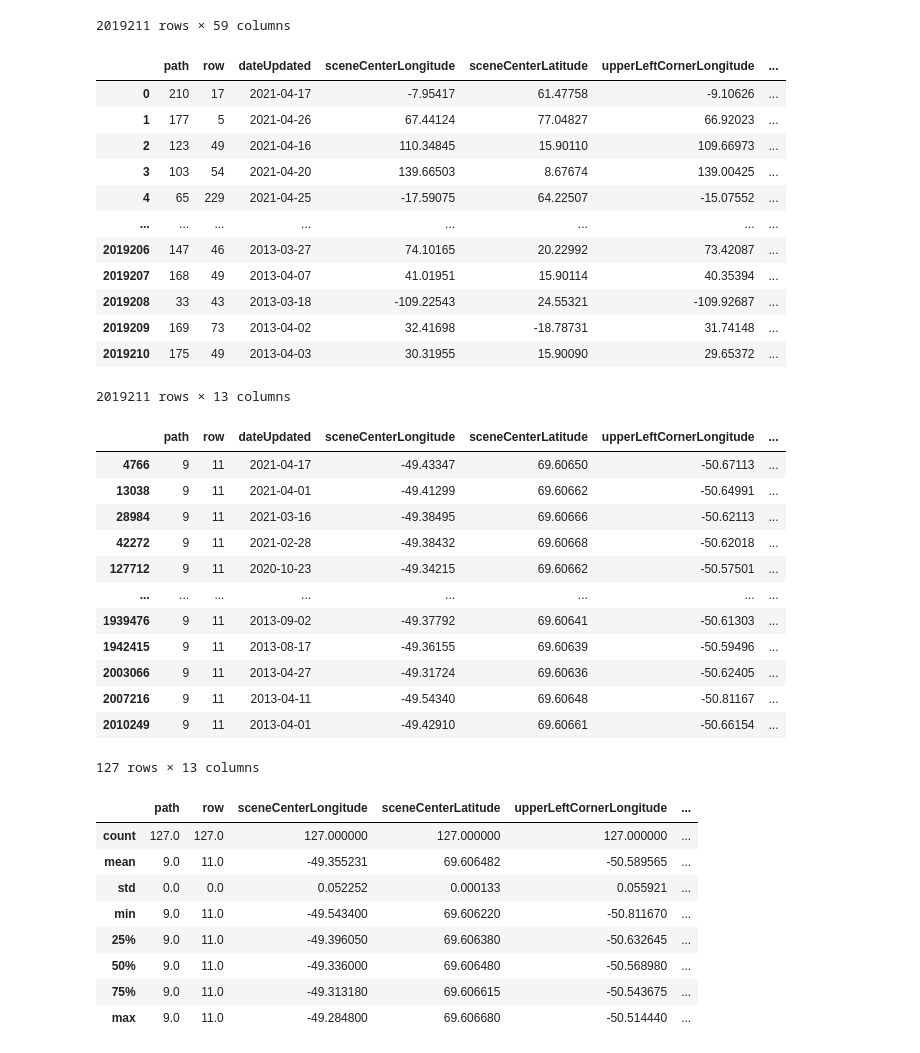
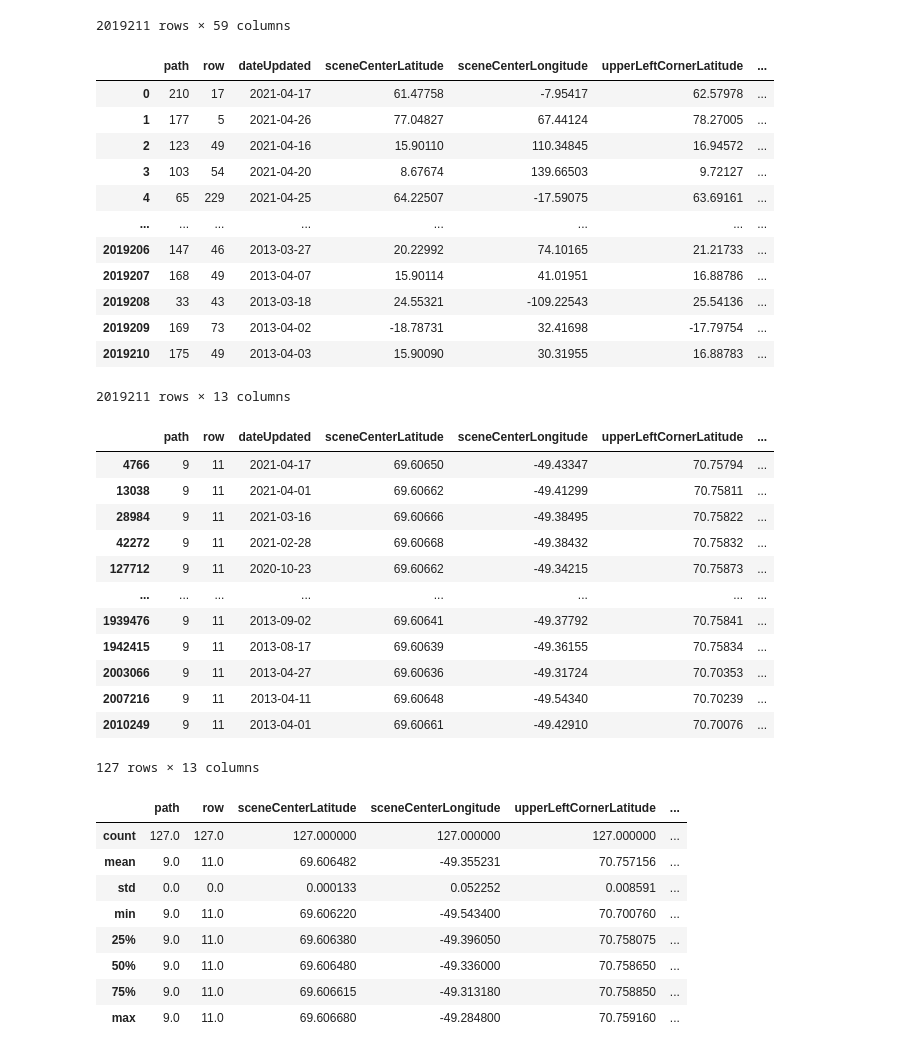
Before and after one commit to geostacks/GeoStacks, a Jupyter notebook: LS8_derive_metadata.ipynb, the cells around one changed output. Cells and saved outputs as stored; diff of their text form; code cells hidden in the pictures.

```diff
--- a/LS8_derive_metadata.ipynb
+++ b/LS8_derive_metadata.ipynb
@@ -20,52 +20,52 @@ ls_pd
 | 2019210 | 14521 | NADIR | 110.384868 | 7281 | 29.65372 | 0.00 | ... |
 2019211 rows × 59 columns
 # %%
-target_columns = ['path', 'row', 'dateUpdated', 'sceneCenterLongitude', 'sceneCenterLatitude', 'upperLeftCornerLongitude', 'upperLeftCornerLatitude', 'upperRightCornerLongitude', 'upperRightCornerLatitude', 'lowerLeftCornerLongitude', 'lowerLeftCornerLatitude', 'lowerRightCornerLongitude', 'lowerRightCornerLatitude']
+target_columns = ['path', 'row', 'dateUpdated', 'sceneCenterLatitude', 'sceneCenterLongitude', 'upperLeftCornerLatitude', 'upperLeftCornerLongitude', 'upperRightCornerLatitude', 'upperRightCornerLongitude', 'lowerLeftCornerLatitude', 'lowerLeftCornerLongitude', 'lowerRightCornerLatitude', 'lowerRightCornerLongitude']
 ls_pd_s = ls_pd[target_columns]
 ls_pd_s
 # %% [output]
-|  | path | row | dateUpdated | sceneCenterLongitude | sceneCenterLatitude | upperLeftCornerLongitude | ... |
-| 0 | 210 | 17 | 2021-04-17 | -7.95417 | 61.47758 | -9.10626 | ... |
-| 1 | 177 | 5 | 2021-04-26 | 67.44124 | 77.04827 | 66.92023 | ... |
-| 2 | 123 | 49 | 2021-04-16 | 110.34845 | 15.90110 | 109.66973 | ... |
-| 3 | 103 | 54 | 2021-04-20 | 139.66503 | 8.67674 | 139.00425 | ... |
-| 4 | 65 | 229 | 2021-04-25 | -17.59075 | 64.22507 | -15.07552 | ... |
+|  | path | row | dateUpdated | sceneCenterLatitude | sceneCenterLongitude | upperLeftCornerLatitude | ... |
+| 0 | 210 | 17 | 2021-04-17 | 61.47758 | -7.95417 | 62.57978 | ... |
+| 1 | 177 | 5 | 2021-04-26 | 77.04827 | 67.44124 | 78.27005 | ... |
+| 2 | 123 | 49 | 2021-04-16 | 15.90110 | 110.34845 | 16.94572 | ... |
+| 3 | 103 | 54 | 2021-04-20 | 8.67674 | 139.66503 | 9.72127 | ... |
+| 4 | 65 | 229 | 2021-04-25 | 64.22507 | -17.59075 | 63.69161 | ... |
 | ... | ... | ... | ... | ... | ... | ... | ... |
-| 2019206 | 147 | 46 | 2013-03-27 | 74.10165 | 20.22992 | 73.42087 | ... |
-| 2019207 | 168 | 49 | 2013-04-07 | 41.01951 | 15.90114 | 40.35394 | ... |
-| 2019208 | 33 | 43 | 2013-03-18 | -109.22543 | 24.55321 | -109.92687 | ... |
-| 2019209 | 169 | 73 | 2013-04-02 | 32.41698 | -18.78731 | 31.74148 | ... |
-| 2019210 | 175 | 49 | 2013-04-03 | 30.31955 | 15.90090 | 29.65372 | ... |
+| 2019206 | 147 | 46 | 2013-03-27 | 20.22992 | 74.10165 | 21.21733 | ... |
+| 2019207 | 168 | 49 | 2013-04-07 | 15.90114 | 41.01951 | 16.88786 | ... |
+| 2019208 | 33 | 43 | 2013-03-18 | 24.55321 | -109.22543 | 25.54136 | ... |
+| 2019209 | 169 | 73 | 2013-04-02 | -18.78731 | 32.41698 | -17.79754 | ... |
+| 2019210 | 175 | 49 | 2013-04-03 | 15.90090 | 30.31955 | 16.88783 | ... |
 2019211 rows × 13 columns
 # %%
 ls_pd_911 = ls_pd_s.loc[np.logical_and(ls_pd_s['path'] == 9, ls_pd_s['row'] == 11)]
 ls_pd_911
 # %% [output]
-|  | path | row | dateUpdated | sceneCenterLongitude | sceneCenterLatitude | upperLeftCornerLongitude | ... |
-| 4766 | 9 | 11 | 2021-04-17 | -49.43347 | 69.60650 | -50.67113 | ... |
-| 13038 | 9 | 11 | 2021-04-01 | -49.41299 | 69.60662 | -50.64991 | ... |
-| 28984 | 9 | 11 | 2021-03-16 | -49.38495 | 69.60666 | -50.62113 | ... |
-| 42272 | 9 | 11 | 2021-02-28 | -49.38432 | 69.60668 | -50.62018 | ... |
-| 127712 | 9 | 11 | 2020-10-23 | -49.34215 | 69.60662 | -50.57501 | ... |
+|  | path | row | dateUpdated | sceneCenterLatitude | sceneCenterLongitude | upperLeftCornerLatitude | ... |
+| 4766 | 9 | 11 | 2021-04-17 | 69.60650 | -49.43347 | 70.75794 | ... |
+| 13038 | 9 | 11 | 2021-04-01 | 69.60662 | -49.41299 | 70.75811 | ... |
+| 28984 | 9 | 11 | 2021-03-16 | 69.60666 | -49.38495 | 70.75822 | ... |
+| 42272 | 9 | 11 | 2021-02-28 | 69.60668 | -49.38432 | 70.75832 | ... |
+| 127712 | 9 | 11 | 2020-10-23 | 69.60662 | -49.34215 | 70.75873 | ... |
 | ... | ... | ... | ... | ... | ... | ... | ... |
-| 1939476 | 9 | 11 | 2013-09-02 | -49.37792 | 69.60641 | -50.61303 | ... |
-| 1942415 | 9 | 11 | 2013-08-17 | -49.36155 | 69.60639 | -50.59496 | ... |
-| 2003066 | 9 | 11 | 2013-04-27 | -49.31724 | 69.60636 | -50.62405 | ... |
-| 2007216 | 9 | 11 | 2013-04-11 | -49.54340 | 69.60648 | -50.81167 | ... |
-| 2010249 | 9 | 11 | 2013-04-01 | -49.42910 | 69.60661 | -50.66154 | ... |
+| 1939476 | 9 | 11 | 2013-09-02 | 69.60641 | -49.37792 | 70.75841 | ... |
+| 1942415 | 9 | 11 | 2013-08-17 | 69.60639 | -49.36155 | 70.75834 | ... |
+| 2003066 | 9 | 11 | 2013-04-27 | 69.60636 | -49.31724 | 70.70353 | ... |
+| 2007216 | 9 | 11 | 2013-04-11 | 69.60648 | -49.54340 | 70.70239 | ... |
+| 2010249 | 9 | 11 | 2013-04-01 | 69.60661 | -49.42910 | 70.70076 | ... |
 127 rows × 13 columns
 # %%
 ls_pd_911.describe()
 # %% [output]
-|  | path | row | sceneCenterLongitude | sceneCenterLatitude | upperLeftCornerLongitude | ... |
+|  | path | row | sceneCenterLatitude | sceneCenterLongitude | upperLeftCornerLatitude | ... |
 | count | 127.0 | 127.0 | 127.000000 | 127.000000 | 127.000000 | ... |
-| mean | 9.0 | 11.0 | -49.355231 | 69.606482 | -50.589565 | ... |
-| std | 0.0 | 0.0 | 0.052252 | 0.000133 | 0.055921 | ... |
-| min | 9.0 | 11.0 | -49.543400 | 69.606220 | -50.811670 | ... |
-| 25% | 9.0 | 11.0 | -49.396050 | 69.606380 | -50.632645 | ... |
-| 50% | 9.0 | 11.0 | -49.336000 | 69.606480 | -50.568980 | ... |
-| 75% | 9.0 | 11.0 | -49.313180 | 69.606615 | -50.543675 | ... |
-| max | 9.0 | 11.0 | -49.284800 | 69.606680 | -50.514440 | ... |
+| mean | 9.0 | 11.0 | 69.606482 | -49.355231 | 70.757156 | ... |
+| std | 0.0 | 0.0 | 0.000133 | 0.052252 | 0.008591 | ... |
+| min | 9.0 | 11.0 | 69.606220 | -49.543400 | 70.700760 | ... |
+| 25% | 9.0 | 11.0 | 69.606380 | -49.396050 | 70.758075 | ... |
+| 50% | 9.0 | 11.0 | 69.606480 | -49.336000 | 70.758650 | ... |
+| 75% | 9.0 | 11.0 | 69.606615 | -49.313180 | 70.758850 | ... |
+| max | 9.0 | 11.0 | 69.606680 | -49.284800 | 70.759160 | ... |
 # %%
 output_data = ls_pd_s.loc[0:1].copy()
 output_data = output_data.drop(['dateUpdated'], axis=1)
```
Also changed, not shown: parts of 2 cells of this notebook, 1 other file.
